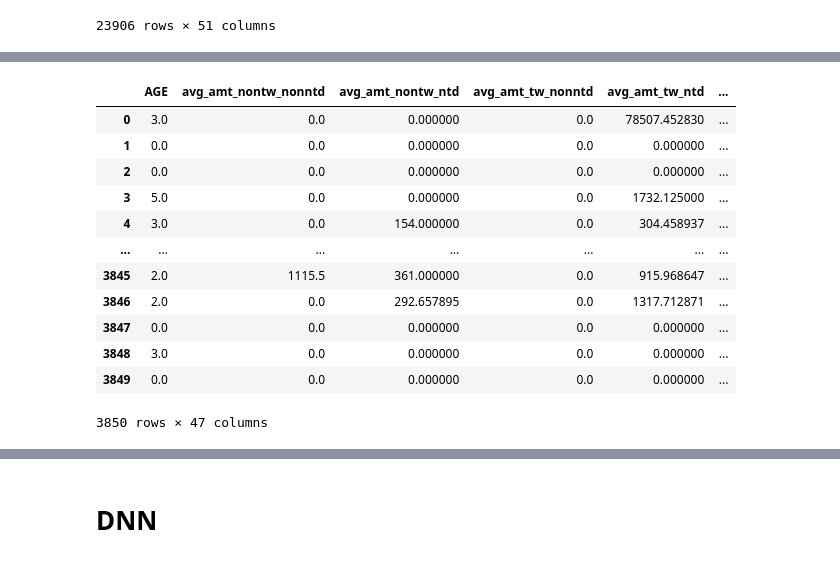
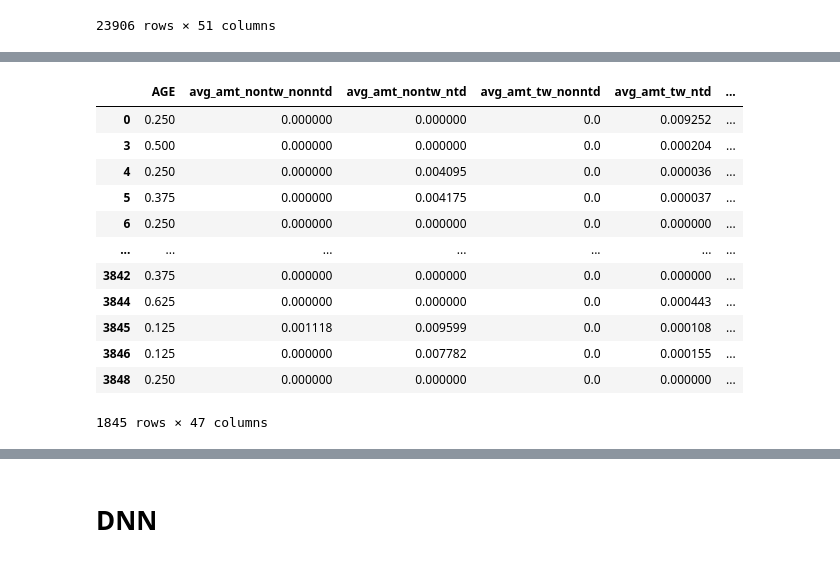
Before and after one commit to NTHU-Projects/dm-suspected-money-laundering-transactions-detection, a Jupyter notebook: experiment2_edwin/aggregate.ipynb, the cells around one changed output, grey strips where cells are left out. Cells and saved outputs as stored; diff of their text form; code cells hidden in the pictures.

```diff
--- a/experiment2_edwin/aggregate.ipynb
+++ b/experiment2_edwin/aggregate.ipynb
@@ -89,7 +89,7 @@ def calculate_tx(row):
         row['avg_tx'] = total_tx.mean()
         row['count_tx'] = total_tx.count()
         row['std_tx'] = total_tx.std()
-        row['tx_per_day'] = row['count_tx']/row['date'] if row['date'] > 0 else 0
+        row['tx_per_day'] = row['count_tx']/row['date']+1
     return row
 # %%
 # Join data for training
@@ -163,0 +238,8 @@ train_x
+# %%
+#normalize
+from sklearn import preprocessing
+
+def normalize_mms(input_df):
+    scaler = preprocessing.MinMaxScaler()
+    result = scaler.fit_transform(input_df)
+    return pd.DataFrame(result, index=input_df.index, columns=input_df.columns)
@@ -227,0 +361,8 @@ LR_test(train_x_rfe, train_y, LR)
+# %%
+# Test
+test_xdp = df_from_csv('submit_format.csv')
+test_xdp = test_xdp.drop(['probability'], axis=1)
+test_xdp = test_xdp.merge(alert_date, on='alert_key', how='left')
+test_xdp = test_xdp.merge(alert_cust, on='alert_key', how='left')
+test_xdp = test_xdp.progress_apply(calculate_tx, axis=1)
+test_xdp
@@ -228,29 +383,31 @@ LR_test(train_x_rfe, train_y, LR)
 # %%
 # Test
-xdp_test = pd.read_pickle('submit_format.pkl')
-
 test = df_from_csv('submit_format.csv')
 test = test.drop(['probability'], axis=1)
-test = test.merge(alert_cust, on='alert_key', how='left')
-test = test[['alert_key', 'cust_id']]
+test = test.merge(test_xdp, on='alert_key', how='left')
 test = test.merge(ccba, on='cust_id', how='left')
 test = test.merge(cdtx, on='cust_id', how='left')
-test = test.merge(xdp_test.drop(['occupation_code', 'total_asset'], axis=1), on='alert_key', how='left')
-test.iloc[:, 2:] = test.iloc[:, 2:].fillna(0)
-test = test.drop(['cust_id_x', 'cust_id_y', 'alert_key'], axis=1)
+test = test.drop(['alert_key', 'cust_id', 'occupation_code', 'total_asset'], axis=1)
+test['bad_value'] = test.isnull().sum(axis=1) + (test == 0).astype(int).sum(axis=1)
+test = test.loc[test['bad_value'] < 47]
+test.iloc[:, :] = test.iloc[:, :].fillna(0)
+test = test.drop(['bad_value'], axis=1)
 test = test.reindex(sorted(test.columns), axis=1)
+test = normalize_mms(test)
 test
+
+#test[test.columns.difference(train_x.columns.tolist(), sort=False)]
 # %% [output]
 |  | AGE | avg_amt_nontw_nonntd | avg_amt_nontw_ntd | avg_amt_tw_nonntd | avg_amt_tw_ntd | ... |
-| 0 | 3.0 | 0.0 | 0.000000 | 0.0 | 78507.452830 | ... |
-| 1 | 0.0 | 0.0 | 0.000000 | 0.0 | 0.000000 | ... |
-| 2 | 0.0 | 0.0 | 0.000000 | 0.0 | 0.000000 | ... |
-| 3 | 5.0 | 0.0 | 0.000000 | 0.0 | 1732.125000 | ... |
-| 4 | 3.0 | 0.0 | 154.000000 | 0.0 | 304.458937 | ... |
+| 0 | 0.250 | 0.000000 | 0.000000 | 0.0 | 0.009252 | ... |
+| 3 | 0.500 | 0.000000 | 0.000000 | 0.0 | 0.000204 | ... |
+| 4 | 0.250 | 0.000000 | 0.004095 | 0.0 | 0.000036 | ... |
+| 5 | 0.375 | 0.000000 | 0.004175 | 0.0 | 0.000037 | ... |
+| 6 | 0.250 | 0.000000 | 0.000000 | 0.0 | 0.000000 | ... |
 | ... | ... | ... | ... | ... | ... | ... |
-| 3845 | 2.0 | 1115.5 | 361.000000 | 0.0 | 915.968647 | ... |
-| 3846 | 2.0 | 0.0 | 292.657895 | 0.0 | 1317.712871 | ... |
-| 3847 | 0.0 | 0.0 | 0.000000 | 0.0 | 0.000000 | ... |
-| 3848 | 3.0 | 0.0 | 0.000000 | 0.0 | 0.000000 | ... |
-| 3849 | 0.0 | 0.0 | 0.000000 | 0.0 | 0.000000 | ... |
+| 3842 | 0.375 | 0.000000 | 0.000000 | 0.0 | 0.000000 | ... |
+| 3844 | 0.625 | 0.000000 | 0.000000 | 0.0 | 0.000443 | ... |
+| 3845 | 0.125 | 0.001118 | 0.009599 | 0.0 | 0.000108 | ... |
+| 3846 | 0.125 | 0.000000 | 0.007782 | 0.0 | 0.000155 | ... |
+| 3848 | 0.250 | 0.000000 | 0.000000 | 0.0 | 0.000000 | ... |
-3850 rows × 47 columns
+1845 rows × 47 columns
```
Also changed, not shown: parts of 26 cells of this notebook, 5 other files.
